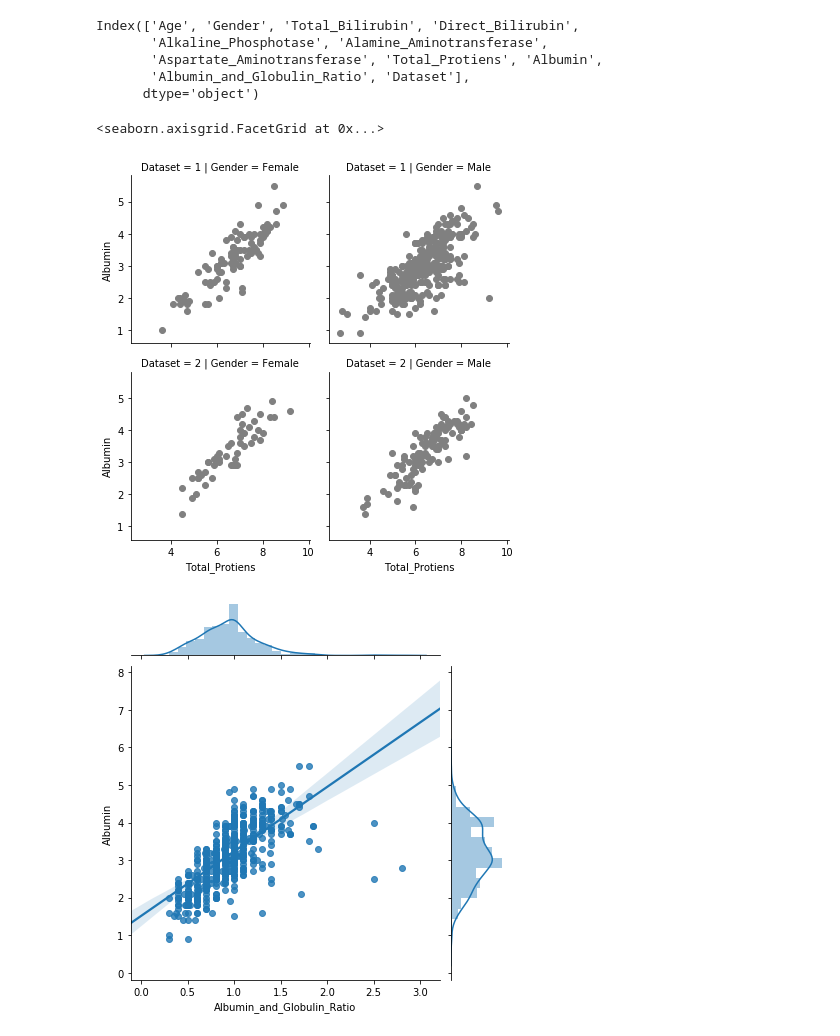
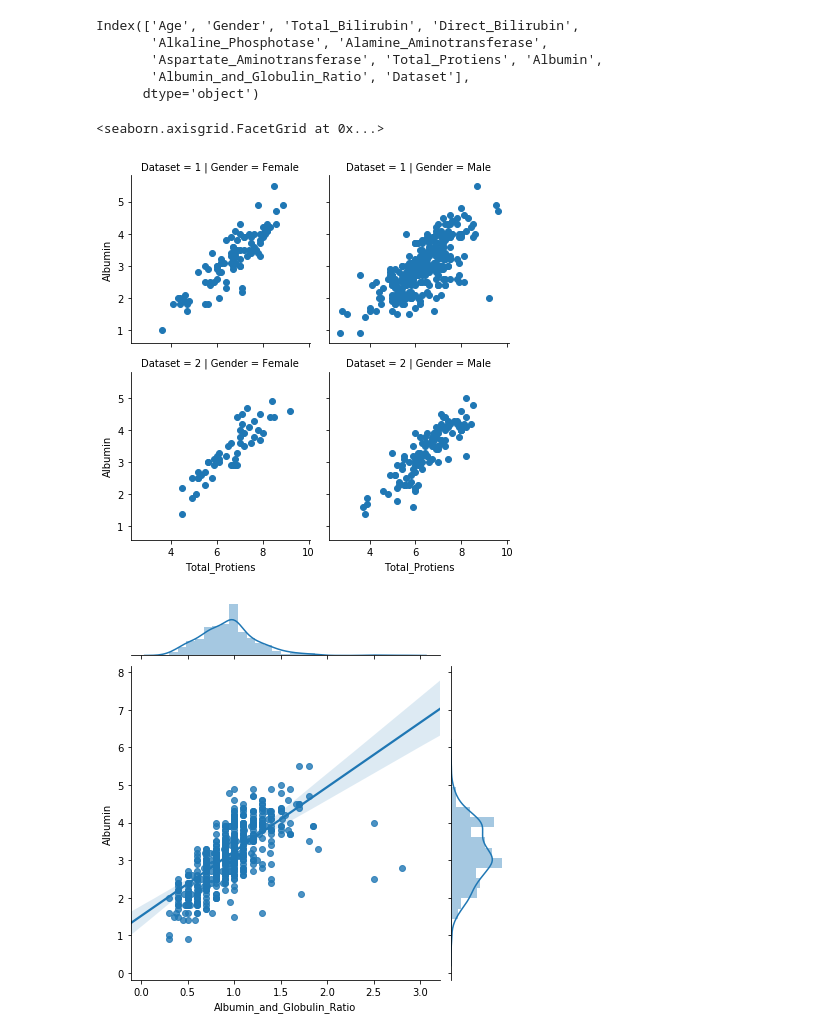
Before and after one commit to vijay9908/ML_works, a Jupyter notebook: liver_analysis.ipynb, the cells around one changed output. Cells and saved outputs as stored; diff of their text form; code cells hidden in the pictures.

```diff
--- a/liver_analysis.ipynb
+++ b/liver_analysis.ipynb
@@ -112,10 +112,10 @@ Index(['Age', 'Gender', 'Total_Bilirubin', 'Direct_Bilirubin',
 reports["Albumin_and_Globulin_Ratio"] = reports.Albumin_and_Globulin_Ratio.fillna(reports['Albumin_and_Globulin_Ratio'].mean())
 # %%
 vis = sns.FacetGrid(reports,col='Gender',row='Dataset')
-vis.map(plt.scatter,'Total_Protiens','Albumin',color='grey')
+vis.map(plt.scatter,'Total_Protiens','Albumin')
 # %% [output]
 <seaborn.axisgrid.FacetGrid at 0x...>
-[figure, old version]
+[figure, new version]
 # %%
 vis = sns.jointplot('Albumin_and_Globulin_Ratio','Albumin',data=reports,kind='reg')
 # %% [output]
```
Also changed, not shown: parts of 8 cells of this notebook.
